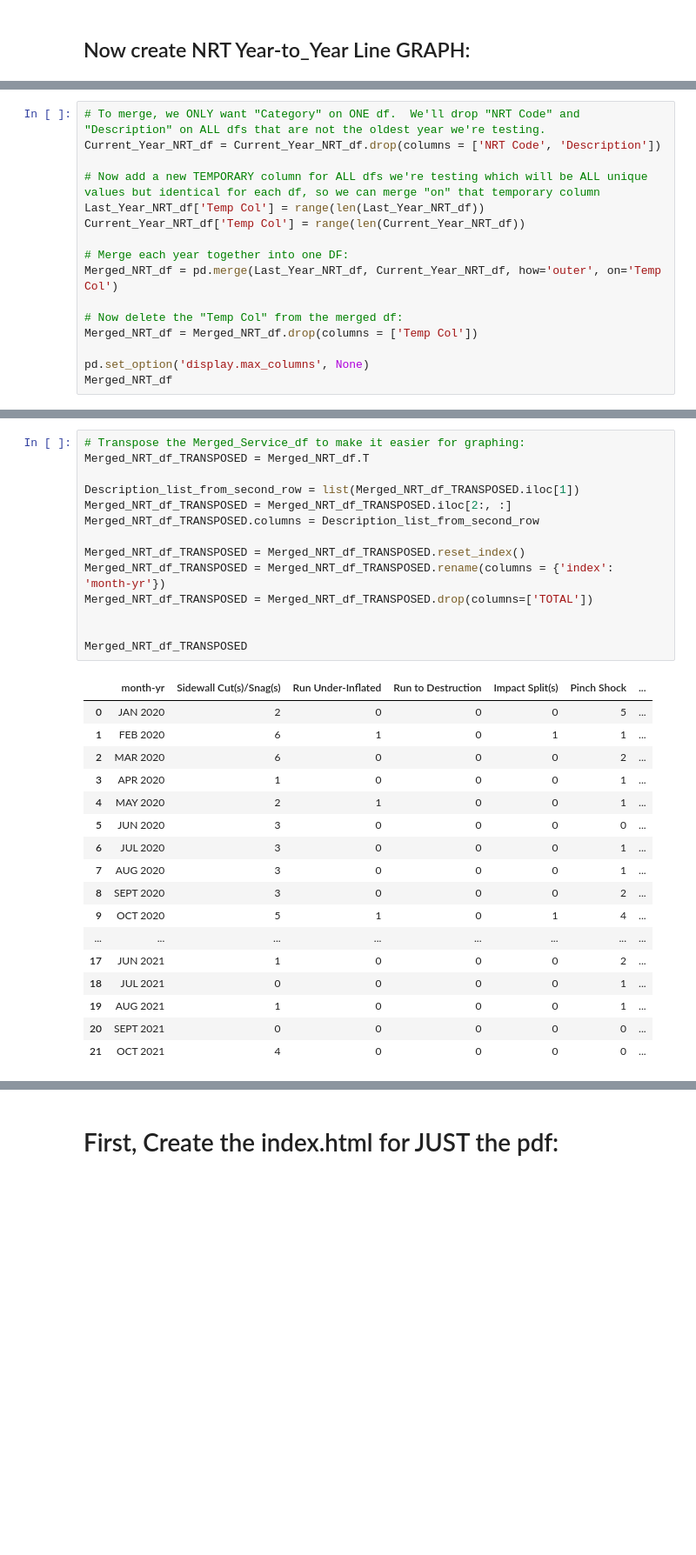
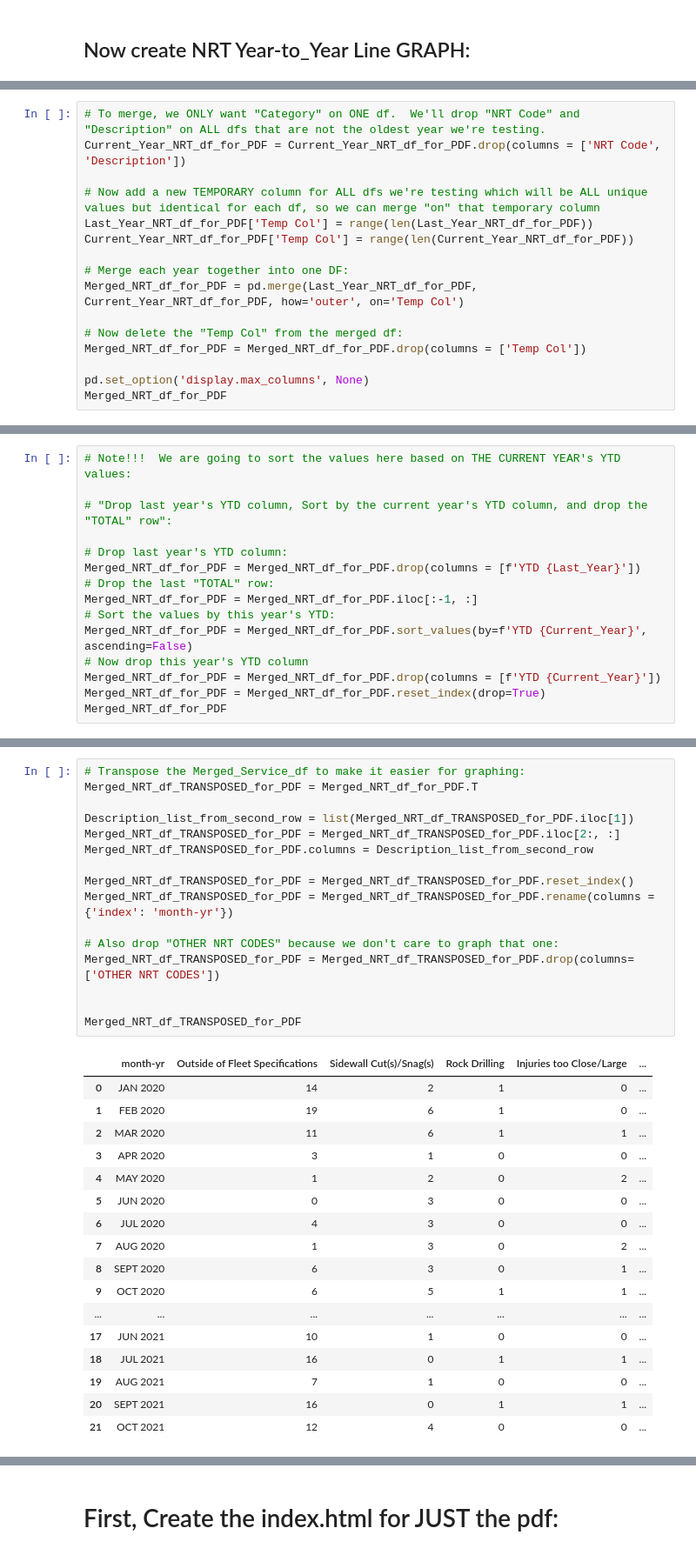
Before and after one commit to alexconerly/temporary_site_for_sams, a Jupyter notebook: PLOTLY_INTERACTIVE_TEST.ipynb, the cells around one changed output, grey strips where cells are left out. Shown at 87% size. Drawn from its saved outputs; the diff is of its cells as text; blank space fills up the shorter version.

```diff
--- a/PLOTLY_INTERACTIVE_TEST.ipynb
+++ b/PLOTLY_INTERACTIVE_TEST.ipynb
@@ -3634,17 +3647,17 @@ Current_Year_NRT_df
 # %%
 # To merge, we ONLY want "Category" on ONE df.  We'll drop "NRT Code" and "Description" on ALL dfs that are not the oldest year we're testing.
-Current_Year_NRT_df = Current_Year_NRT_df.drop(columns = ['NRT Code', 'Description'])
+Current_Year_NRT_df_for_PDF = Current_Year_NRT_df_for_PDF.drop(columns = ['NRT Code', 'Description'])
 
 # Now add a new TEMPORARY column for ALL dfs we're testing which will be ALL unique values but identical for each df, so we can merge "on" that temporary column
-Last_Year_NRT_df['Temp Col'] = range(len(Last_Year_NRT_df))
-Current_Year_NRT_df['Temp Col'] = range(len(Current_Year_NRT_df))
+Last_Year_NRT_df_for_PDF['Temp Col'] = range(len(Last_Year_NRT_df_for_PDF))
+Current_Year_NRT_df_for_PDF['Temp Col'] = range(len(Current_Year_NRT_df_for_PDF))
 
 # Merge each year together into one DF:
-Merged_NRT_df = pd.merge(Last_Year_NRT_df, Current_Year_NRT_df, how='outer', on='Temp Col')
+Merged_NRT_df_for_PDF = pd.merge(Last_Year_NRT_df_for_PDF, Current_Year_NRT_df_for_PDF, how='outer', on='Temp Col')
 
 # Now delete the "Temp Col" from the merged df:
-Merged_NRT_df = Merged_NRT_df.drop(columns = ['Temp Col'])
+Merged_NRT_df_for_PDF = Merged_NRT_df_for_PDF.drop(columns = ['Temp Col'])
 
 pd.set_option('display.max_columns', None)
-Merged_NRT_df
+Merged_NRT_df_for_PDF
 # %% [output]
@@ -3664,0 +3678,15 @@ Merged_NRT_df
+# %%
+# Note!!!  We are going to sort the values here based on THE CURRENT YEAR's YTD values:
+
+# "Drop last year's YTD column, Sort by the current year's YTD column, and drop the "TOTAL" row":
+
+# Drop last year's YTD column:
+Merged_NRT_df_for_PDF = Merged_NRT_df_for_PDF.drop(columns = [f'YTD {Last_Year}'])
+# Drop the last "TOTAL" row:
+Merged_NRT_df_for_PDF = Merged_NRT_df_for_PDF.iloc[:-1, :]
+# Sort the values by this year's YTD:
+Merged_NRT_df_for_PDF = Merged_NRT_df_for_PDF.sort_values(by=f'YTD {Current_Year}', ascending=False)
+# Now drop this year's YTD column
+Merged_NRT_df_for_PDF = Merged_NRT_df_for_PDF.drop(columns = [f'YTD {Current_Year}'])
+Merged_NRT_df_for_PDF = Merged_NRT_df_for_PDF.reset_index(drop=True)
+Merged_NRT_df_for_PDF
@@ -3665,32 +3707,34 @@ Merged_NRT_df
 # %%
 # Transpose the Merged_Service_df to make it easier for graphing:
-Merged_NRT_df_TRANSPOSED = Merged_NRT_df.T
+Merged_NRT_df_TRANSPOSED_for_PDF = Merged_NRT_df_for_PDF.T
 
-Description_list_from_second_row = list(Merged_NRT_df_TRANSPOSED.iloc[1])
-Merged_NRT_df_TRANSPOSED = Merged_NRT_df_TRANSPOSED.iloc[2:, :]
-Merged_NRT_df_TRANSPOSED.columns = Description_list_from_second_row
+Description_list_from_second_row = list(Merged_NRT_df_TRANSPOSED_for_PDF.iloc[1])
+Merged_NRT_df_TRANSPOSED_for_PDF = Merged_NRT_df_TRANSPOSED_for_PDF.iloc[2:, :]
+Merged_NRT_df_TRANSPOSED_for_PDF.columns = Description_list_from_second_row
 
-Merged_NRT_df_TRANSPOSED = Merged_NRT_df_TRANSPOSED.reset_index()
-Merged_NRT_df_TRANSPOSED = Merged_NRT_df_TRANSPOSED.rename(columns = {'index': 'month-yr'})
-Merged_NRT_df_TRANSPOSED = Merged_NRT_df_TRANSPOSED.drop(columns=['TOTAL'])
+Merged_NRT_df_TRANSPOSED_for_PDF = Merged_NRT_df_TRANSPOSED_for_PDF.reset_index()
+Merged_NRT_df_TRANSPOSED_for_PDF = Merged_NRT_df_TRANSPOSED_for_PDF.rename(columns = {'index': 'month-yr'})
+
+# Also drop "OTHER NRT CODES" because we don't care to graph that one:
+Merged_NRT_df_TRANSPOSED_for_PDF = Merged_NRT_df_TRANSPOSED_for_PDF.drop(columns=['OTHER NRT CODES'])
 
 
-Merged_NRT_df_TRANSPOSED
+Merged_NRT_df_TRANSPOSED_for_PDF
 # %% [output]
-|  | month-yr | Sidewall Cut(s)/Snag(s) | Run Under-Inflated | Run to Destruction | Impact Split(s) | Pinch Shock | ... |
-| 0 | JAN 2020 | 2 | 0 | 0 | 0 | 5 | ... |
-| 1 | FEB 2020 | 6 | 1 | 0 | 1 | 1 | ... |
-| 2 | MAR 2020 | 6 | 0 | 0 | 0 | 2 | ... |
-| 3 | APR 2020 | 1 | 0 | 0 | 0 | 1 | ... |
-| 4 | MAY 2020 | 2 | 1 | 0 | 0 | 1 | ... |
-| 5 | JUN 2020 | 3 | 0 | 0 | 0 | 0 | ... |
-| 6 | JUL 2020 | 3 | 0 | 0 | 0 | 1 | ... |
-| 7 | AUG 2020 | 3 | 0 | 0 | 0 | 1 | ... |
-| 8 | SEPT 2020 | 3 | 0 | 0 | 0 | 2 | ... |
-| 9 | OCT 2020 | 5 | 1 | 0 | 1 | 4 | ... |
-| ... | ... | ... | ... | ... | ... | ... | ... |
-| 17 | JUN 2021 | 1 | 0 | 0 | 0 | 2 | ... |
-| 18 | JUL 2021 | 0 | 0 | 0 | 0 | 1 | ... |
-| 19 | AUG 2021 | 1 | 0 | 0 | 0 | 1 | ... |
-| 20 | SEPT 2021 | 0 | 0 | 0 | 0 | 0 | ... |
-| 21 | OCT 2021 | 4 | 0 | 0 | 0 | 0 | ... |
+|  | month-yr | Outside of Fleet Specifications | Sidewall Cut(s)/Snag(s) | Rock Drilling | Injuries too Close/Large | ... |
+| 0 | JAN 2020 | 14 | 2 | 1 | 0 | ... |
+| 1 | FEB 2020 | 19 | 6 | 1 | 0 | ... |
+| 2 | MAR 2020 | 11 | 6 | 1 | 1 | ... |
+| 3 | APR 2020 | 3 | 1 | 0 | 0 | ... |
+| 4 | MAY 2020 | 1 | 2 | 0 | 2 | ... |
+| 5 | JUN 2020 | 0 | 3 | 0 | 0 | ... |
+| 6 | JUL 2020 | 4 | 3 | 0 | 0 | ... |
+| 7 | AUG 2020 | 1 | 3 | 0 | 2 | ... |
+| 8 | SEPT 2020 | 6 | 3 | 0 | 1 | ... |
+| 9 | OCT 2020 | 6 | 5 | 1 | 1 | ... |
+| ... | ... | ... | ... | ... | ... | ... |
+| 17 | JUN 2021 | 10 | 1 | 0 | 0 | ... |
+| 18 | JUL 2021 | 16 | 0 | 1 | 1 | ... |
+| 19 | AUG 2021 | 7 | 1 | 0 | 0 | ... |
+| 20 | SEPT 2021 | 16 | 0 | 1 | 1 | ... |
+| 21 | OCT 2021 | 12 | 4 | 0 | 0 | ... |
```
Also changed, not shown: parts of 15 cells of this notebook, 6 other files.
